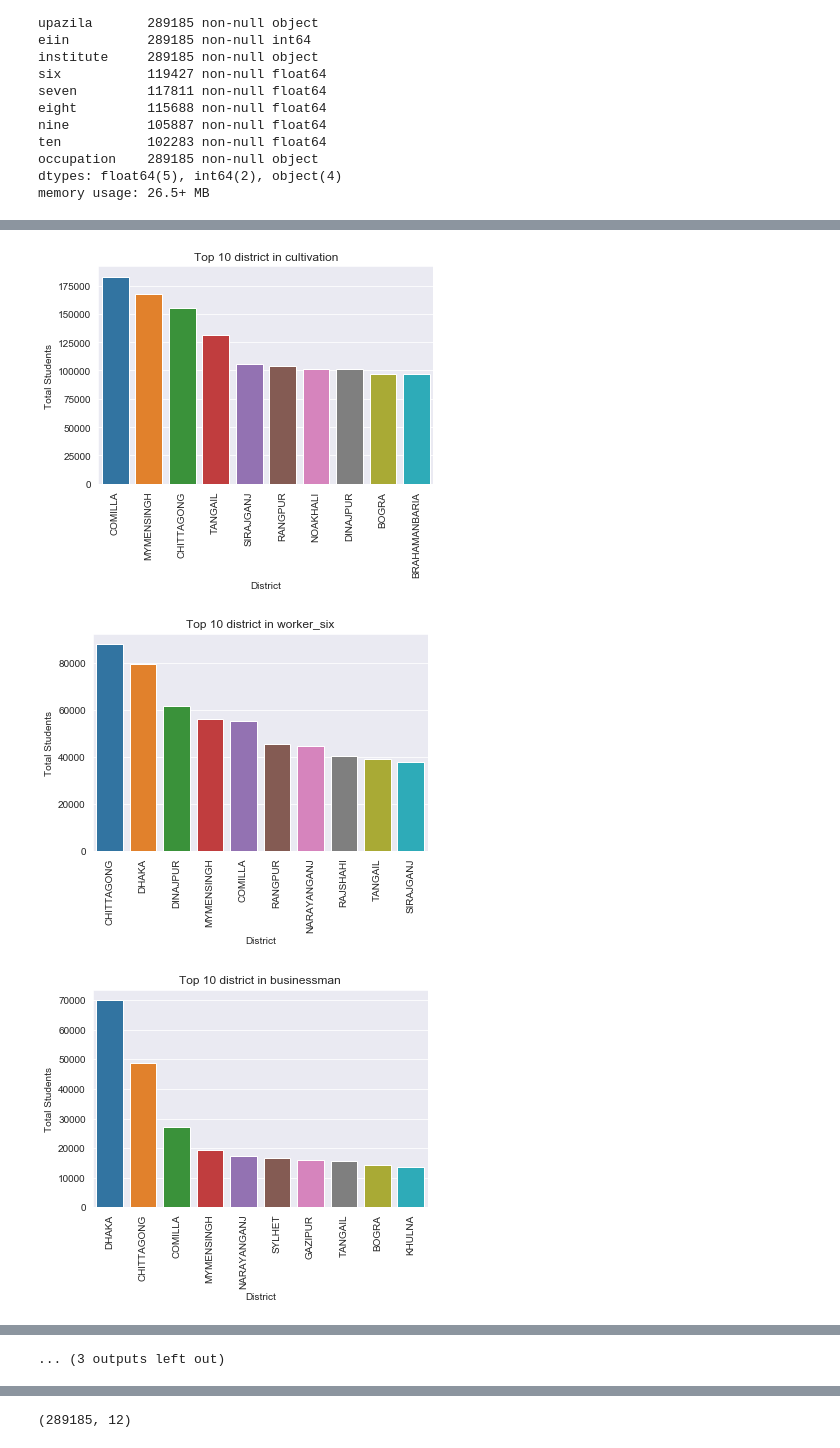
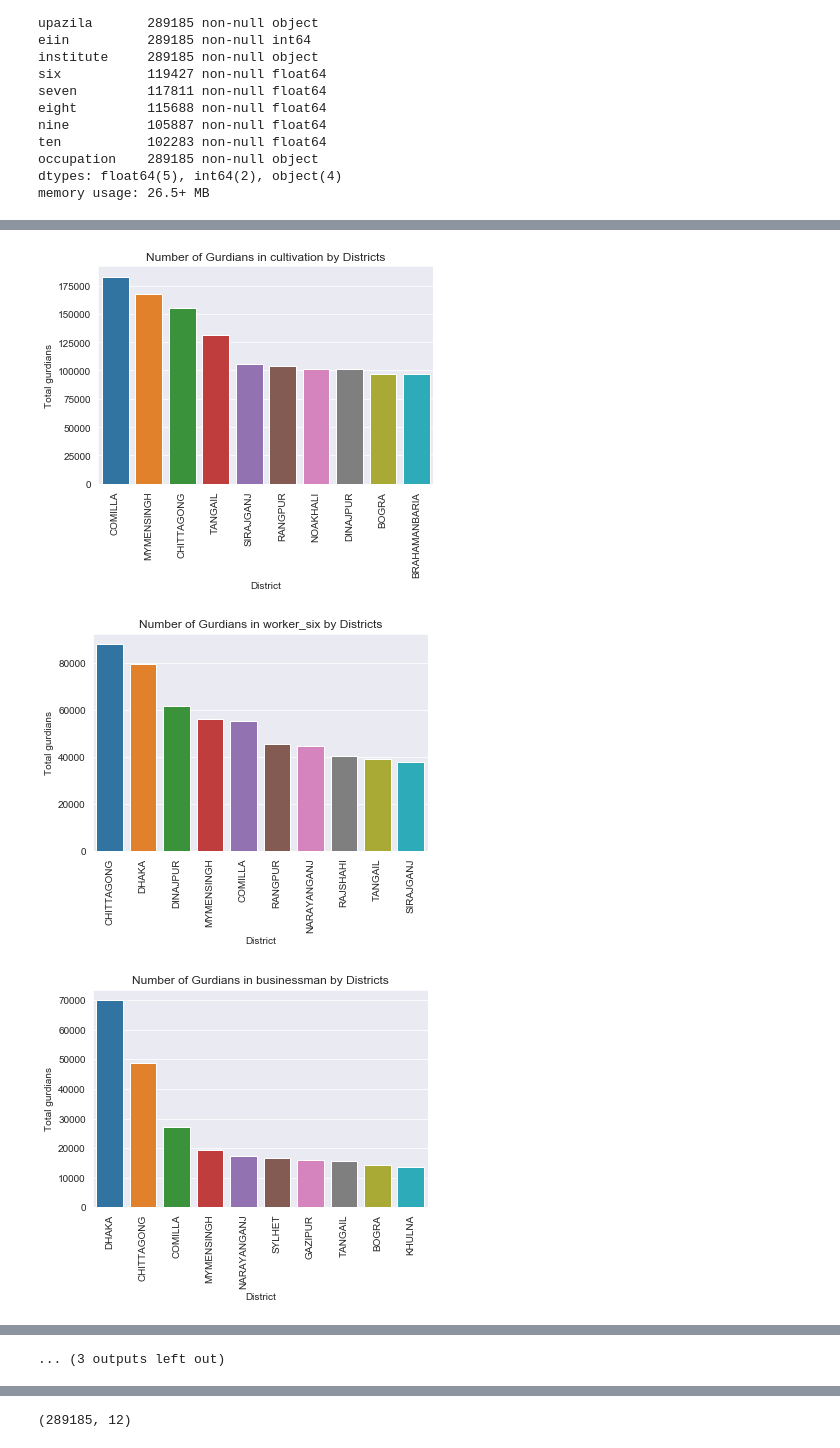
Before and after one commit to dween46/Data-Analysis-of-BD-gurdians-occupation-data, a Jupyter notebook: school_data_analysis.ipynb, the cells around one changed output, grey strips where cells are left out. Saved outputs shown, nothing was run; the diff lists cells and outputs as text; code cells hidden in the pictures.

```diff
--- a/school_data_analysis.ipynb
+++ b/school_data_analysis.ipynb
@@ -99,24 +141,25 @@ df['total'] = df[['six', 'seven', 'eight', 'nine', 'ten']].sum(axis = 1)
 # %%
 import matplotlib.pyplot as plt
 %matplotlib inline
 import seaborn as sns
 
 occupations = list(df['occupation'].unique())
 
 for occupation in occupations:
     data = df[df["occupation"] == occupation]
     tati_data_by_top10_district = data.groupby("district")["total"].sum().sort_values(ascending = False)[:10]
     tati_data_by_top10_district = tati_data_by_top10_district.to_frame()
     tati_data_by_top10_district.reset_index(inplace = True)
 
     sns.set_style("darkgrid")
     sns.barplot(data = tati_data_by_top10_district, x = "district", y=  "total")
-    plt.ylabel("Total Students")
+    plt.ylabel("Total gurdians")
     plt.xlabel("District")
-    plt.title("Top 10 district in {}".format(occupation))
+    plt.title("Number of Gurdians in {} by Districts".format(occupation))
     plt.xticks(rotation=90)
+    plt.savefig("top_10_district/Top 10 district in {}.png".format(occupation))
     plt.show()
 # %% [output]
-[figure, old version]
+[figure, new version]
-[figure, old version]
+[figure, new version]
-[figure, old version]
+[figure, new version]
```
Also changed, not shown: parts of 25 cells of this notebook.
